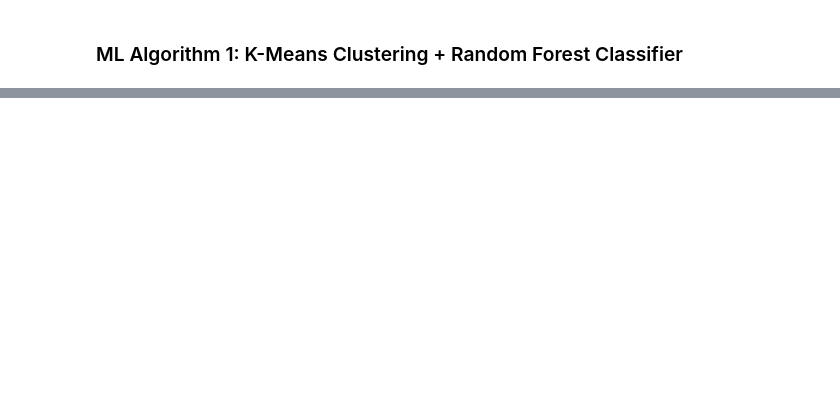
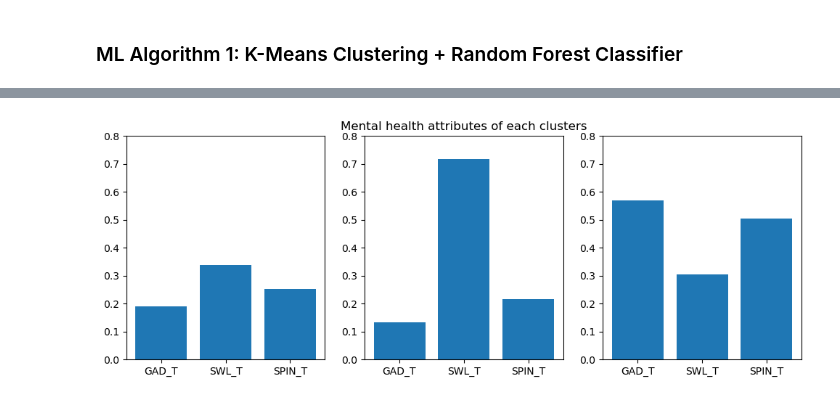
Before and after one commit to sakshamlakhera/CSE587, a Jupyter notebook: notebook/Apurva_Umredkar_50592382.ipynb, the cells around one changed output, grey strips where cells are left out. Cells and saved outputs as stored; diff of their text form; code cells hidden in the pictures; blank space fills up the shorter version.

```diff
--- a/notebook/Apurva_Umredkar_50592382.ipynb
+++ b/notebook/Apurva_Umredkar_50592382.ipynb
@@ -374,0 +365,36 @@ plt.show()
+# %%
+# We have our clusters, but we need insights on the atrributes of each cluster
+l1 = gaming_dat[y_kmn_clusters == 0]['GAD_T'].mean()
+l2 = gaming_dat[y_kmn_clusters == 0]['SWL_T'].mean()
+l3 = gaming_dat[y_kmn_clusters == 0]['SPIN_T'].mean()
+c1 = [l1,l2,l3]
+
+l4 = gaming_dat[y_kmn_clusters == 1]['GAD_T'].mean()
+l5 = gaming_dat[y_kmn_clusters == 1]['SWL_T'].mean()
+l6 = gaming_dat[y_kmn_clusters == 1]['SPIN_T'].mean()
+c2 = [l4,l5,l6]
+
+l7 = gaming_dat[y_kmn_clusters == 2]['GAD_T'].mean()
+l8 = gaming_dat[y_kmn_clusters == 2]['SWL_T'].mean()
+l9 = gaming_dat[y_kmn_clusters == 2]['SPIN_T'].mean()
+c3 = [l7,l8,l9]
+
+lbl = ['GAD_T', 'SWL_T', 'SPIN_T']
+
+plt.figure(figsize=(12, 4))
+plt.subplot(1,3,1)
+plt.bar(lbl, c1)
+plt.ylim(0,0.8)
+
+plt.subplot(1,3,2)
+plt.bar(lbl, c2)
+plt.title('Mental health attributes of each clusters')
+plt.ylim(0, 0.8)
+
+plt.subplot(1,3,3)
+plt.bar(lbl, c3)
+plt.ylim(0, 0.8)
+
+plt.show()
+# %% [output]
+[figure, added]
```
Also changed, not shown: parts of 27 cells of this notebook.
